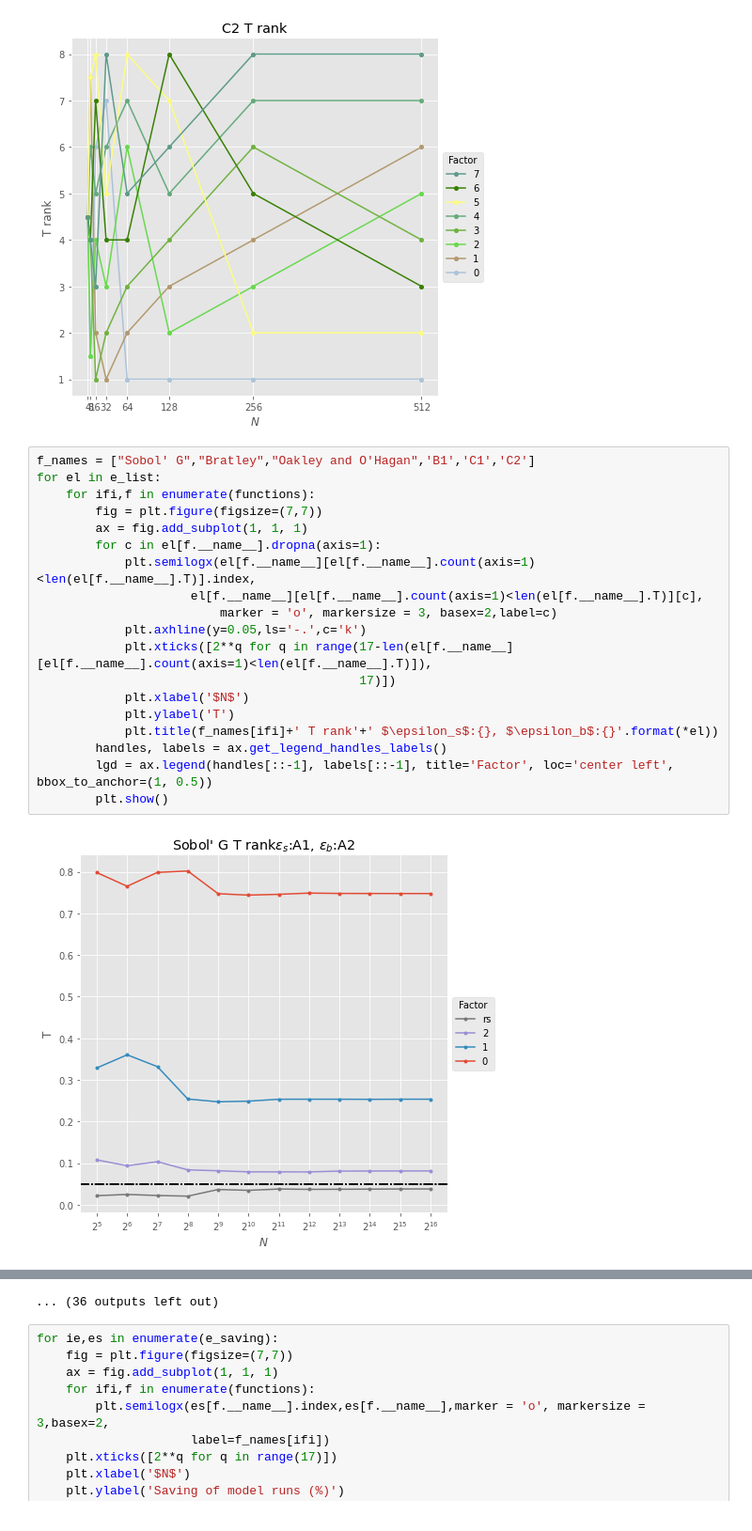
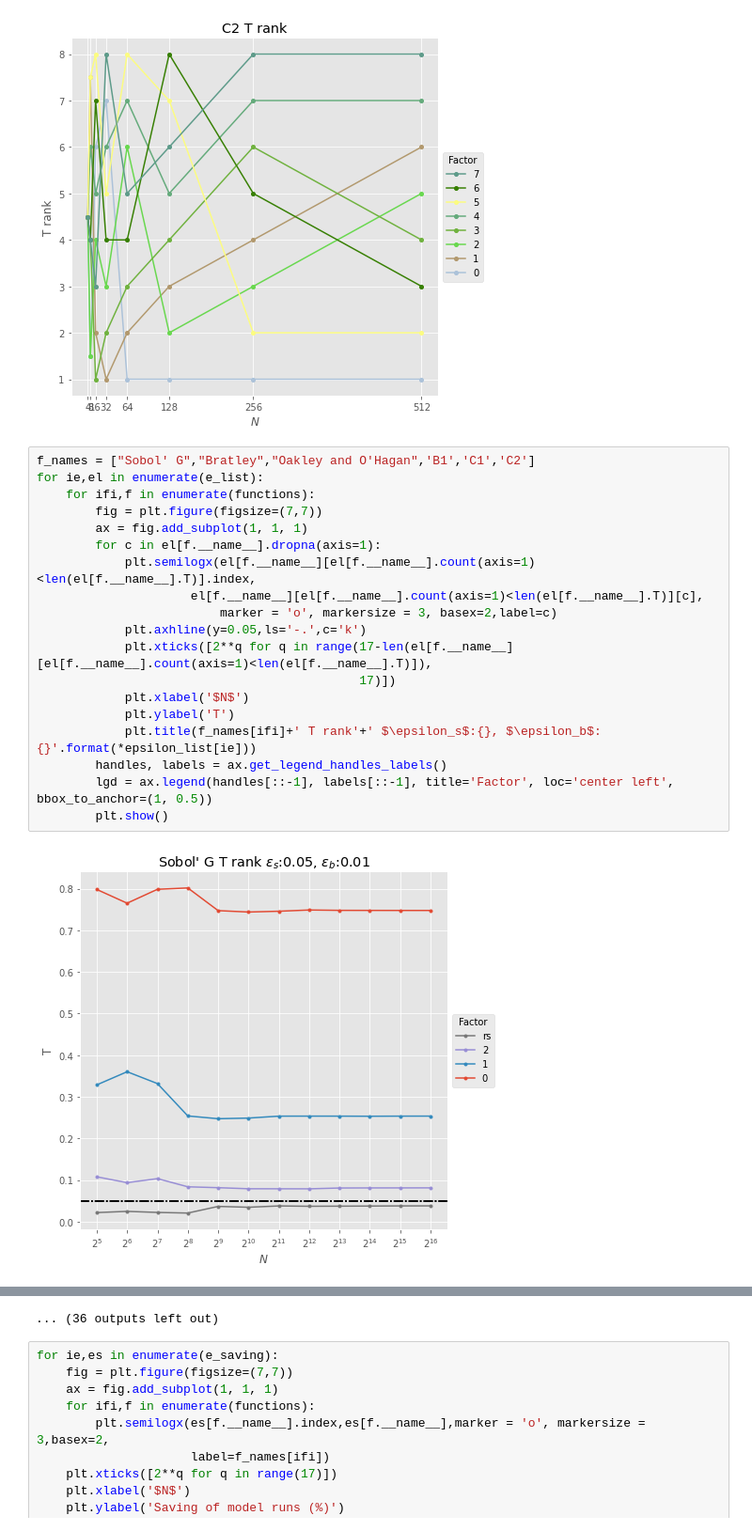
Before and after one commit to Confareneoclassico/sensitivity_analysis_rank, a Jupyter notebook: 2020.07.07_Smart_Ranking_R1_GitHub.ipynb, the cells around one changed output, grey strips where cells are left out. Shown at 94% size. Cells and saved outputs as stored; diff of their text form.

```diff
--- a/2020.07.07_Smart_Ranking_R1_GitHub.ipynb
+++ b/2020.07.07_Smart_Ranking_R1_GitHub.ipynb
@@ -289,22 +289,22 @@ for ifi,f in enumerate(functions):
 [figure]
 # %%
 f_names = ["Sobol' G","Bratley","Oakley and O'Hagan",'B1','C1','C2']
-for el in e_list:
+for ie,el in enumerate(e_list):
     for ifi,f in enumerate(functions):
         fig = plt.figure(figsize=(7,7))
         ax = fig.add_subplot(1, 1, 1)
         for c in el[f.__name__].dropna(axis=1):
             plt.semilogx(el[f.__name__][el[f.__name__].count(axis=1)<len(el[f.__name__].T)].index,
                      el[f.__name__][el[f.__name__].count(axis=1)<len(el[f.__name__].T)][c],
                          marker = 'o', markersize = 3, basex=2,label=c)
             plt.axhline(y=0.05,ls='-.',c='k')
             plt.xticks([2**q for q in range(17-len(el[f.__name__][el[f.__name__].count(axis=1)<len(el[f.__name__].T)]),
                                             17)])
             plt.xlabel('$N$')
             plt.ylabel('T')
-            plt.title(f_names[ifi]+' T rank'+' $\epsilon_s$:{}, $\epsilon_b$:{}'.format(*el))
+            plt.title(f_names[ifi]+' T rank'+' $\epsilon_s$:{}, $\epsilon_b$:{}'.format(*epsilon_list[ie]))
         handles, labels = ax.get_legend_handles_labels()
         lgd = ax.legend(handles[::-1], labels[::-1], title='Factor', loc='center left', bbox_to_anchor=(1, 0.5))
         plt.show()
 # %% [output]
-[figure, old version]
+[figure, new version]
```
Also changed, not shown: parts of 1 cell of this notebook.
